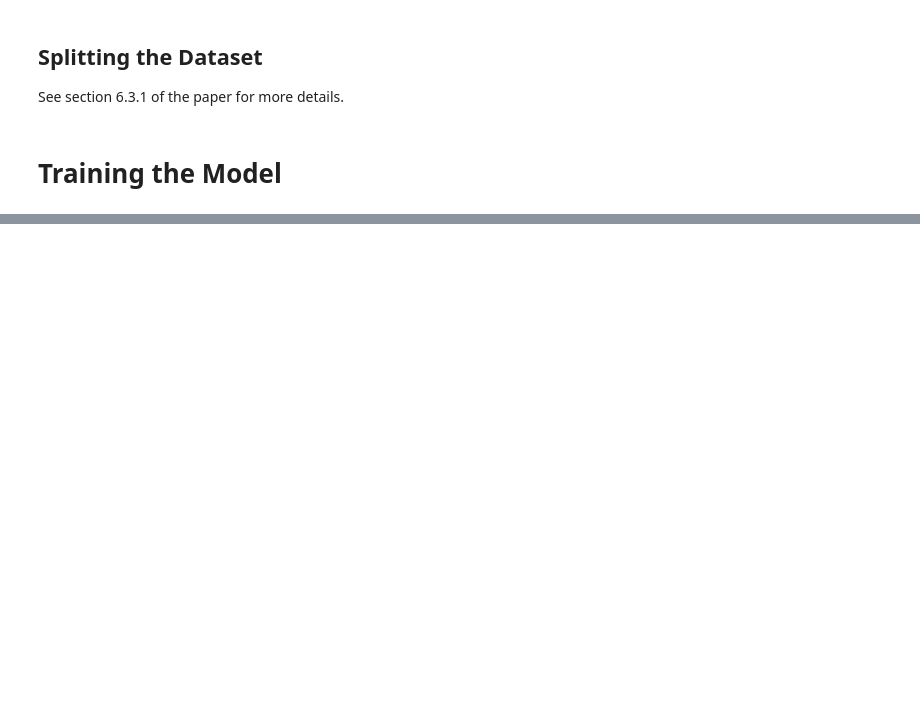
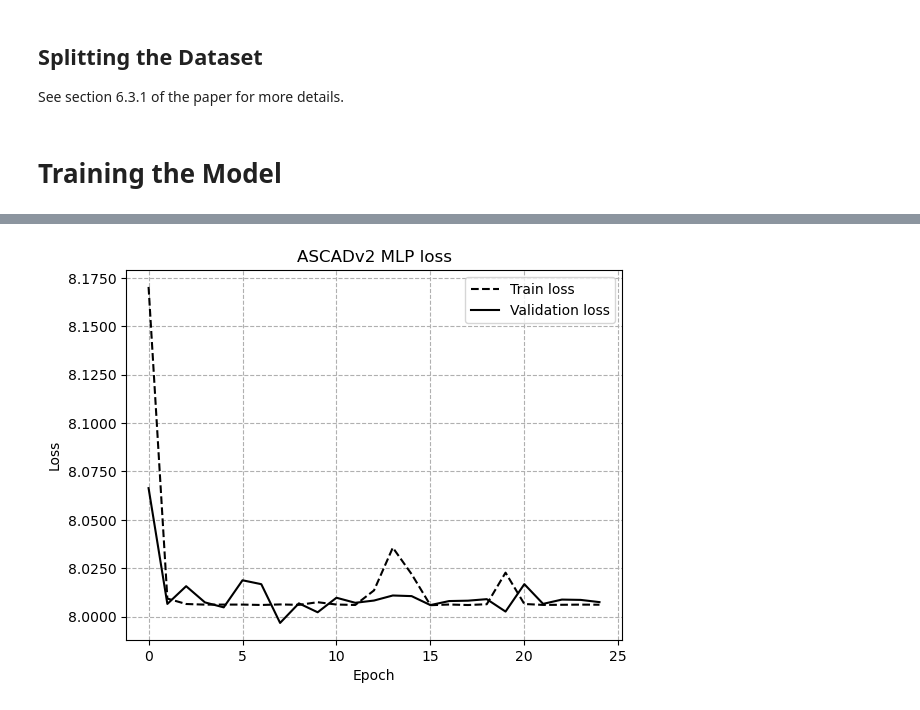
Before and after one commit to ThalesGroup/Scoop, a Jupyter notebook: examples/ascadv2_profiling.ipynb, the cells around one changed output, grey strips where cells are left out. Saved outputs shown, nothing was run; the diff lists cells and outputs as text; code cells hidden in the pictures; blank space fills up the shorter version.

```diff
--- a/examples/ascadv2_profiling.ipynb
+++ b/examples/ascadv2_profiling.ipynb
@@ -106,9 +105,16 @@ See section 6.3.1 of the paper for more details.
 train_len = 200000
 test_len = 1000
 
+
+
 X = torch.Tensor(np.array(profiling_traces['traces'][:train_len]))
 Y = torch.LongTensor(labels[:train_len])
 
+X[99999] = X[99998]
+X[199999] = X[199998]
+Y[99999] = Y[99998]
+Y[199999] = Y[199998]
+
 X_attack = torch.Tensor(np.array(attack_traces['traces'][:test_len]))
 Y_attack = torch.LongTensor(labels_attack[:test_len])
 # %% [markdown]
@@ -116,10 +122,10 @@ Y_attack = torch.LongTensor(labels_attack[:test_len])
 # %%
 n_classes = 256
 signal_length = len(X[0])
-lr = 1e-4
+lr = 1e-3
 beta1 = 0.965
 beta2 = 0.999
-n_epochs = 150
+n_epochs = 25
 activation = 'ReLU'
 n_linear = 1
 linear_size = math.ceil(signal_length+n_classes*(2/3))
@@ -134,8 +140,8 @@ attack_loader = FastTensorDataLoader(X_attack, Y_attack, batch_size=batch_size,
 
 
 model = MLPModel(signal_length=signal_length, n_classes=n_classes, n_linear=n_linear, linear_size=linear_size, activation=activation, input_bn=input_bn, dense_bn=dense_bn).to(device)
-optimizer = Scoop(model.parameters(), lr=lr, betas=(beta1, beta2), weight_decay=weight_decay, estimator='low_variance', hessian_iter=1)
+optimizer = Scoop(model.parameters(), lr=lr, betas=(beta1, beta2), weight_decay=weight_decay, hessian_iter=1, estimator='classic')
 
-path_model = 'ascadv2_singlemlp.pt'
+path_model = 'ascadv2_singlemlp_sophia.pt'
 train_loss, val_loss, _ = train_model(model, optimizer, n_epochs, train_loader, attack_loader, verbose=True, path=path_model, device=device, MLP=False, finetuning=True, entropy=8)
 # %% [output]
@@ -159,0 +165,25 @@ KeyboardInterrupt:
+# %%
+import numpy as np
+import matplotlib.pyplot as plt
+from matplotlib.ticker import FuncFormatter
+
+# train_loss = np.load('ascadv2_singlemlp_train_loss.npy')
+# val_loss = np.load('ascadv2_singlemlp_val_loss.npy')
+
+fig, ax = plt.subplots()
+ax.plot(train_loss, label='Train loss', color='k', linestyle='--')
+ax.plot(val_loss, label='Validation loss', color='k')
+
+ax.set_xlabel('Epoch')
+ax.set_ylabel('Loss')
+formatter = FuncFormatter(lambda y, _: f"{y:.4f}")
+ax.yaxis.set_major_formatter(formatter)
+
+ax.legend()
+plt.title('ASCADv2 MLP loss')
+# plt.ylim(7.9995, 8.0001)
+plt.grid(linestyle='--')
+plt.savefig('sophia.png')
+plt.show()
+# %% [output]
+[figure, added]
```
Also changed, not shown: parts of 5 cells of this notebook, 1 other file.
